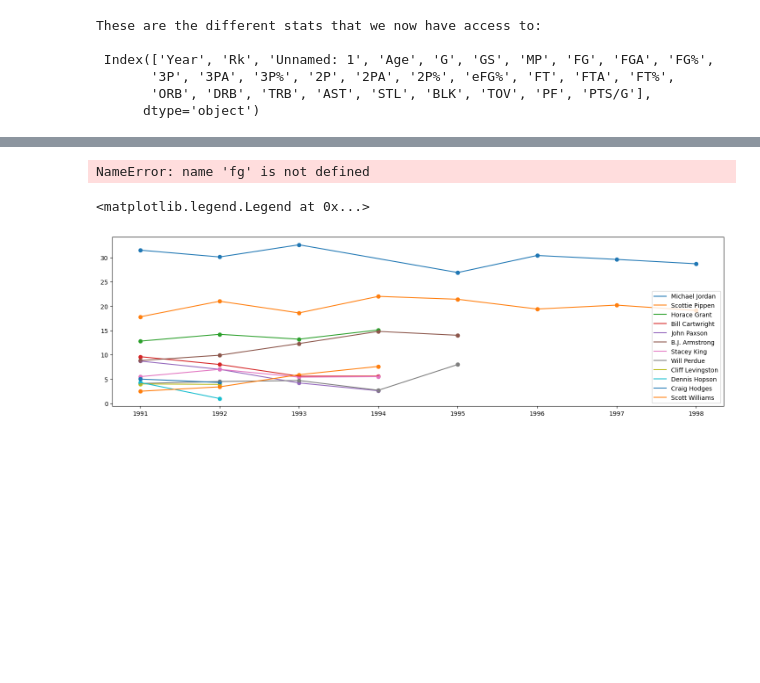
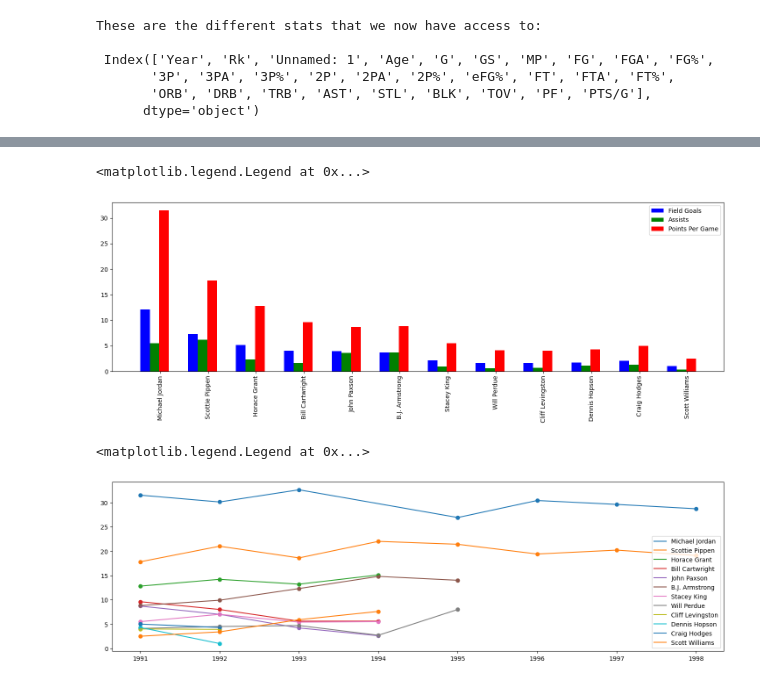
Before and after one commit to BiratalWagle/Basketball_Project, a Jupyter notebook: web_scraping.ipynb, the cells around one changed output, grey strips where cells are left out. Drawn from its saved outputs; the diff is of its cells as text; code cells hidden in the pictures; blank space fills up the shorter version.

```diff
--- a/web_scraping.ipynb
+++ b/web_scraping.ipynb
@@ -62,25 +78,26 @@ A = FindStats(pg)
 # %%
 # Lets me plot the graph in a way that I can represt the data for the people quite easily
 # Plots the data for everyone in the team
 import matplotlib.pyplot as plt
 import numpy as np
 
 x = np.arange(len(fg))
 x = x -1
 
 f, ax = plt.subplots(figsize=(18,5))
 
-ax.bar(x-0.2, fg, width=0.2, color='b', align='center', label = "Field Goals")
-ax.bar(x, assist, width=0.2, color='g', align='center', label = "Assists")
-ax.bar(x+0.2, ppg, width=0.2, color='r', align='center', label = "Points Per Game")
-ax.set_xticklabels(names, rotation = 90)
+ax.bar(x-0.2, A["Field Goals"], width=0.2, color='b', align='center', label = "Field Goals")
+ax.bar(x, A["Assists"], width=0.2, color='g', align='center', label = "Assists")
+ax.bar(x+0.2, A["Points"], width=0.2, color='r', align='center', label = "Points Per Game")
+ax.set_xticklabels(A["Names"], rotation = 90)
 start, end = ax.get_xlim()
 stepsiassiste = 1
 ax.xaxis.set_ticks(np.arange(start + 1, end, stepsiassiste))
 
 ax.legend()
 # %% [output]
-NameError: name 'fg' is not defined
+<matplotlib.legend.Legend at 0x...>
+[figure, added]
 # %%
 # Lets plot the data where it's easy
 
```
Also changed, not shown: parts of 1 cell of this notebook.
